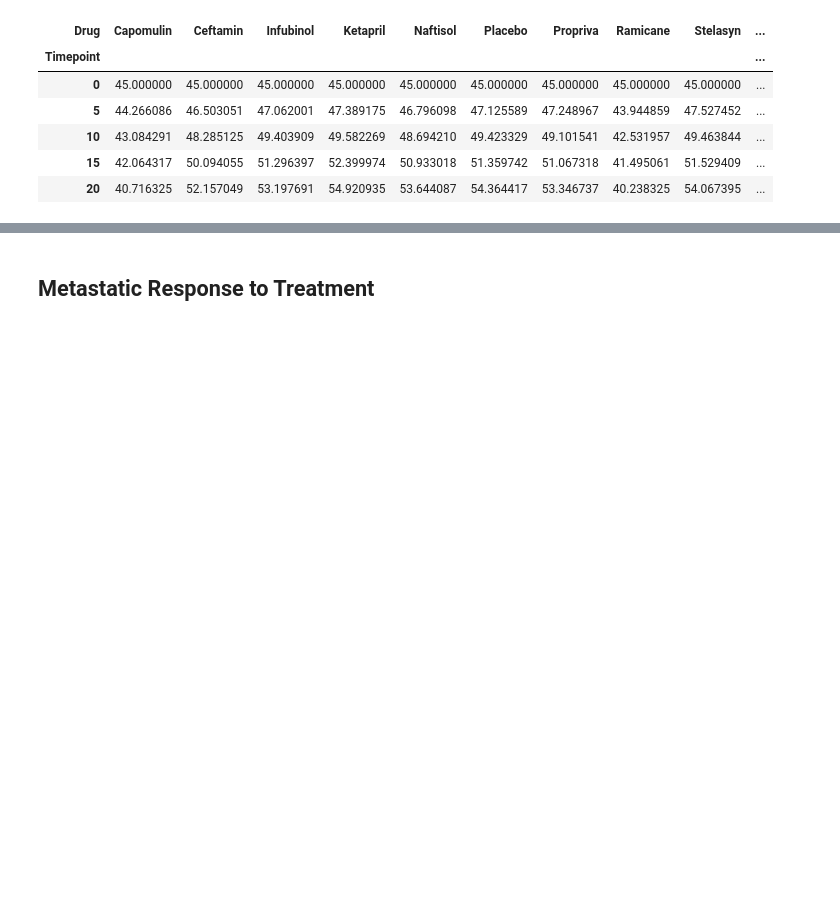
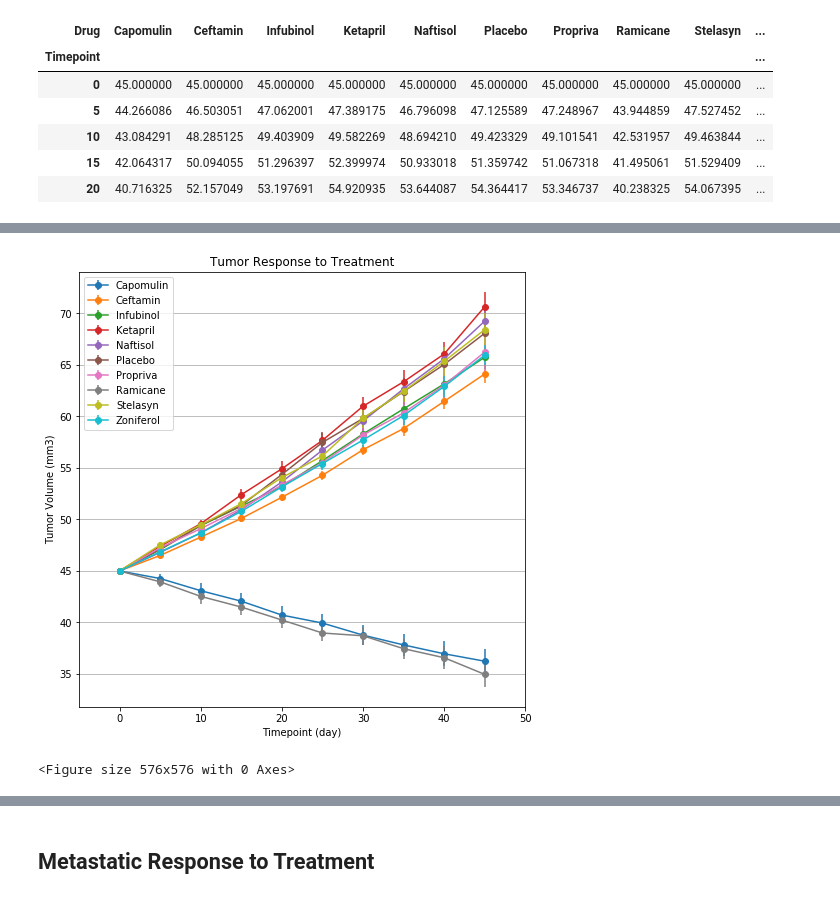
Before and after one commit to alexisperumal/matplotlib-challenge, a Jupyter notebook: Pymaceuticals/2019-12-10_pymaceuticals-Alexis.ipynb, the cells around one changed output, grey strips where cells are left out. Saved outputs shown, nothing was run; the diff lists cells and outputs as text; code cells hidden in the pictures; blank space fills up the shorter version.

Commit message:
Implemented all analysis and plots, but still need to document findings.

```diff
--- a/Pymaceuticals/2019-12-10_pymaceuticals-Alexis.ipynb
+++ b/Pymaceuticals/2019-12-10_pymaceuticals-Alexis.ipynb
@@ -180,0 +148,4 @@ plt.show()
+# %%
+# Tumor Response Std Error of the Mean (will be used for error bars)
+tumor_vol_se2_df = tumor_vol_se_df.pivot(index="Timepoint", columns="Drug", values='Tumor Volume (mm3)')
+tumor_vol_se2_df.head()
@@ -181,3 +160,24 @@ plt.show()
+# %%
+# Generate the Plot (with Error Bars)
+for drug in tumor_vol2_df.columns:
+    plt.errorbar(tumor_vol2_df.index, tumor_vol2_df[drug], yerr=tumor_vol_se2_df[drug], marker="o")
+
+plt.legend(loc='best')
+plt.xlabel('Timepoint (day)')
+plt.xlim(-5, 50)
+plt.ylabel('Tumor Volume (mm3)')
+plt.title('Tumor Response to Treatment')
+plt.rcParams["figure.figsize"] = (8,8)
+plt.grid(axis='y')
+
+# Show the Figure
+plt.show()
+
+# Save the Figure
+plt.savefig("../Images/tumor_resp_line.png")
+# %% [output]
+[figure, added]
+<Figure size 576x576 with 0 Axes>
 # %% [markdown]
 ![Tumor Response to Treatment](../Images/treatment.png)
 # %% [markdown]
```
Also changed, not shown: parts of 20 cells of this notebook, 4 other files.
